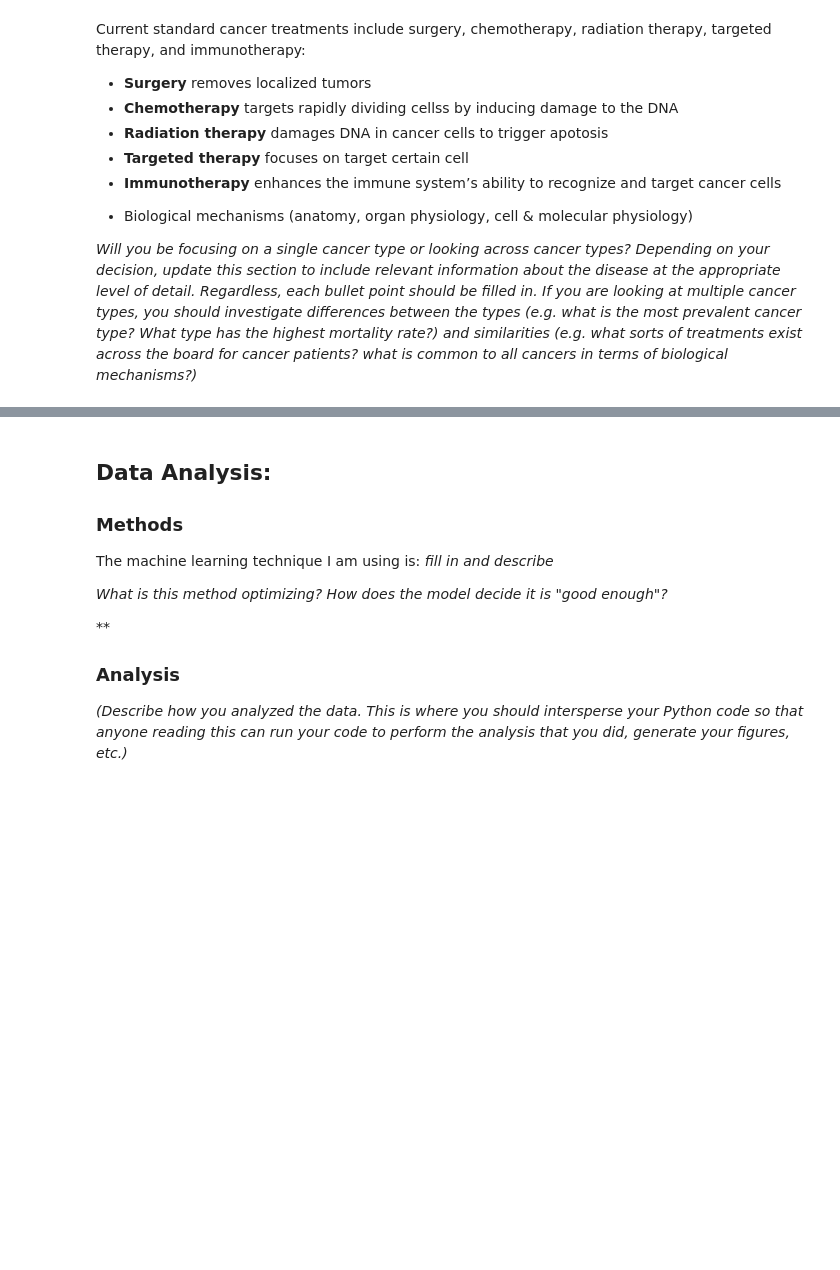
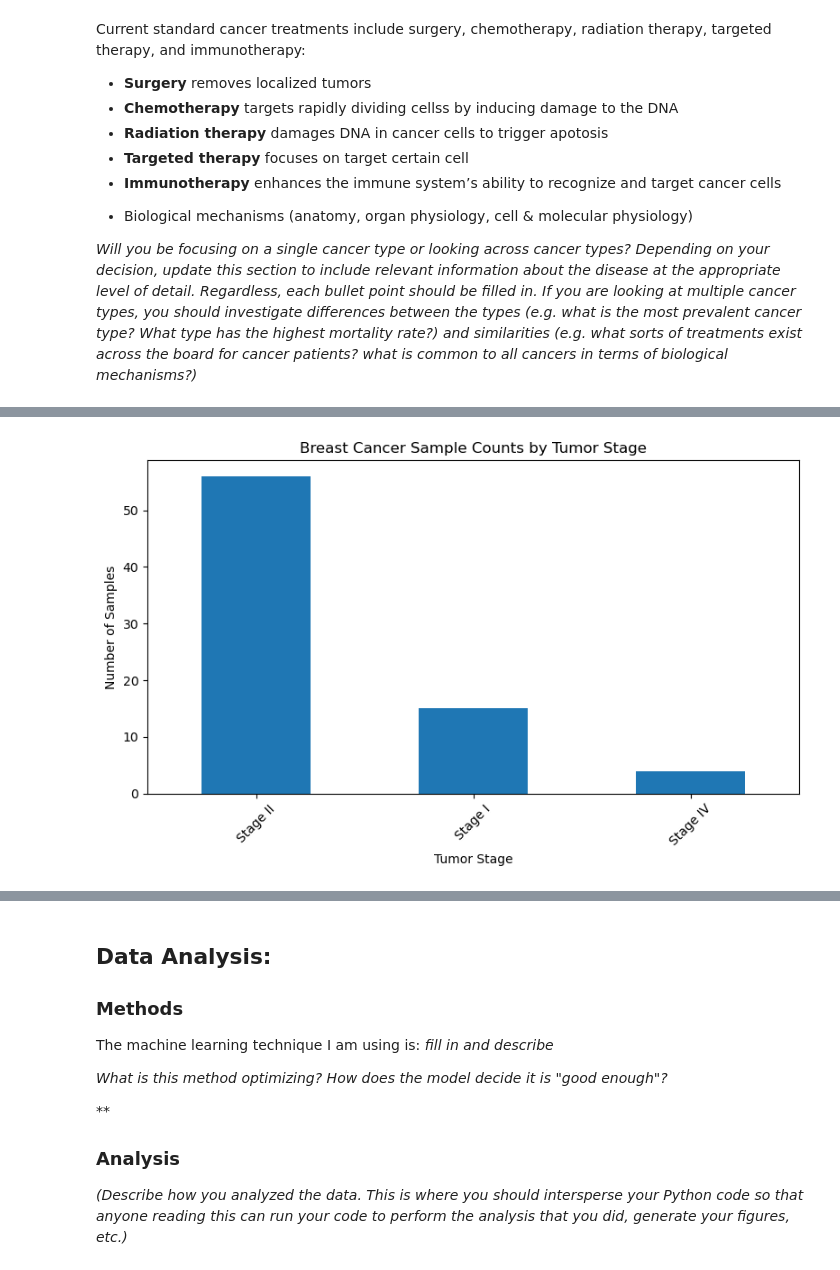
Before and after one commit to breckleytheresa13-debug/Module-4-Cancer_breckley_chen, a Jupyter notebook: code/Module 4 Template.ipynb, the cells around one changed output, grey strips where cells are left out. Drawn from its saved outputs; the diff is of its cells as text; code cells hidden in the pictures; blank space fills up the shorter version.

```diff
--- a/code/Module 4 Template.ipynb
+++ b/code/Module 4 Template.ipynb
@@ -60,0 +74,97 @@ Current standard cancer treatments include surgery, chemotherapy, radiation ther
+# %%
+import pandas as pd
+import matplotlib.pyplot as plt
+
+# Load training metadata only
+metadata = pd.read_csv(r"C:\Users\15712\OneDrive - University of Virginia\School\OneDrive - University of Virginia\Comp Mod 4\Module-4-Cancer_breckley_chen\data\TRAINING_SET_GSE62944_metadata.csv")
+
+# Basic overview
+print("Metadata shape:", metadata.shape)
+print("\nColumns:")
+print(metadata.columns.tolist())
+
+print("\nFirst 5 rows:")
+print(metadata.head())
+
+print("\nMissing values by column:")
+print(metadata.isna().sum())
+
+# Focus on breast cancer
+brca_metadata = metadata[metadata["cancer_type"] == "BRCA"].copy()
+
+print("\nBRCA metadata shape:", brca_metadata.shape)
+
+# Convert age to numeric
+brca_metadata["age_at_diagnosis"] = pd.to_numeric(
+    brca_metadata["age_at_diagnosis"], errors="coerce"
+)
+
+print("\nBRCA gender counts:")
+print(brca_metadata["gender"].value_counts(dropna=False))
+
+print("\nBRCA tumor stage counts:")
+print(brca_metadata["ajcc_pathologic_tumor_stage"].value_counts(dropna=False))
+
+print("\nBRCA tumor status counts:")
+print(brca_metadata["tumor_status"].value_counts(dropna=False))
+
+print("\nBRCA average age at diagnosis:")
+print(brca_metadata["age_at_diagnosis"].mean())
+
+print("\nBRCA survival summary:")
+survival_cols = ["OS", "OS.time", "DSS", "DSS.time", "DFI", "DFI.time", "PFI", "PFI.time"]
+for col in survival_cols:
+    if col in brca_metadata.columns:
+        print(f"\n{col}")
+        print(brca_metadata[col].describe())
+
+# Simplify tumor stage
+def simplify_stage(stage):
+    if pd.isna(stage):
+        return pd.NA
+    stage = str(stage).upper()
+    if "STAGE I" in stage and "II" not in stage and "III" not in stage and "IV" not in stage:
+        return "Stage I"
+    elif "STAGE II" in stage:
+        return "Stage II"
+    elif "STAGE III" in stage:
+        return "Stage III"
+    elif "STAGE IV" in stage:
+        return "Stage IV"
+    else:
+        return pd.NA
+
+brca_metadata["stage_simple"] = brca_metadata["ajcc_pathologic_tumor_stage"].apply(simplify_stage)
+
+print("\nSimplified BRCA stage counts:")
+print(brca_metadata["stage_simple"].value_counts(dropna=False))
+
+# Plot 1: tumor stage distribution
+plt.figure(figsize=(8, 5))
+brca_metadata["stage_simple"].value_counts().plot(kind="bar")
+plt.title("Breast Cancer Sample Counts by Tumor Stage")
+plt.xlabel("Tumor Stage")
+plt.ylabel("Number of Samples")
+plt.xticks(rotation=45)
+plt.tight_layout()
+plt.show()
+
+# Plot 2: age at diagnosis distribution
+plt.figure(figsize=(8, 5))
+brca_metadata["age_at_diagnosis"].dropna().plot(kind="hist", bins=20)
+plt.title("Age at Diagnosis Distribution in BRCA Samples")
+plt.xlabel("Age at Diagnosis")
+plt.ylabel("Frequency")
+plt.tight_layout()
+plt.show()
+
+# Plot 3: tumor status distribution
+plt.figure(figsize=(8, 5))
+brca_metadata["tumor_status"].value_counts().plot(kind="bar")
+plt.title("Tumor Status in BRCA Samples")
+plt.xlabel("Tumor Status")
+plt.ylabel("Number of Samples")
+plt.xticks(rotation=45)
+plt.tight_layout()
+plt.show()
+# %% [output]
@@ -60,0 +188 @@ Current standard cancer treatments include surgery, chemotherapy, radiation ther
+[figure, added]
```
Also changed, not shown: parts of 4 cells of this notebook, 1 other file.
